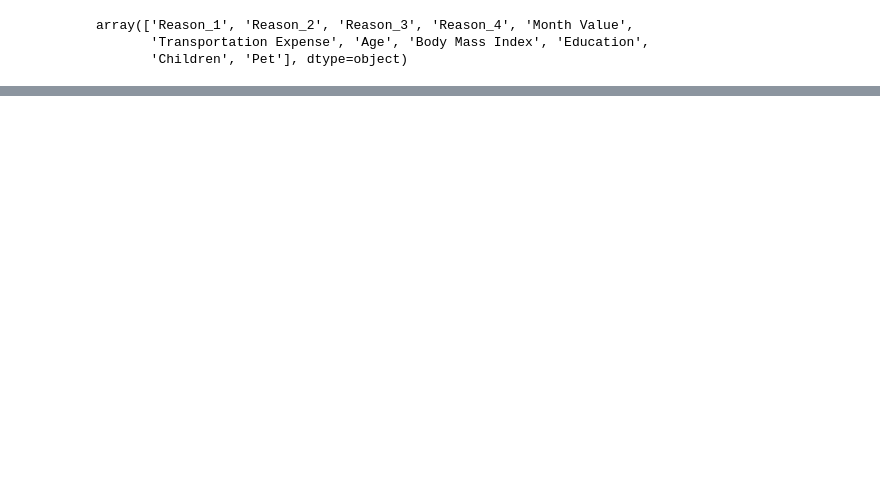
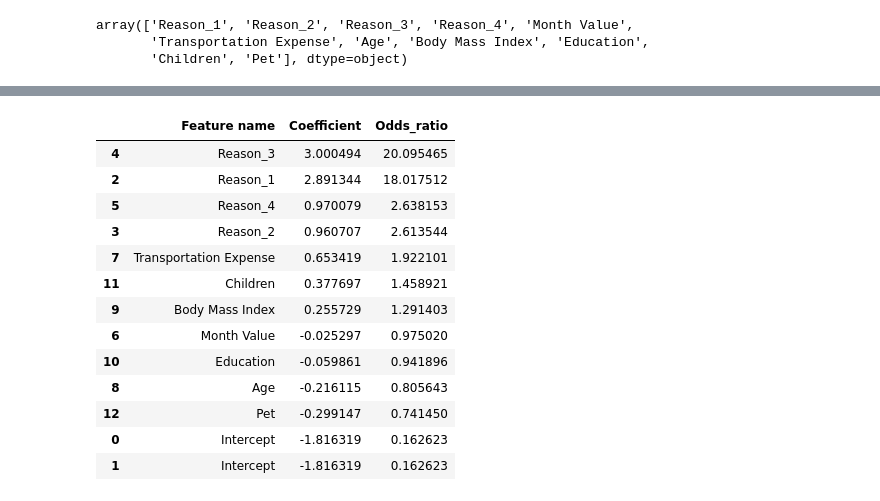
Before and after one commit to Dan-Boat/Data_science_projects, a Jupyter notebook: Absenteesim_data_analysis/model.ipynb, the cells around one changed output, grey strips where cells are left out. Saved outputs shown, nothing was run; the diff lists cells and outputs as text; code cells hidden in the pictures; blank space fills up the shorter version.

```diff
--- a/Absenteesim_data_analysis/model.ipynb
+++ b/Absenteesim_data_analysis/model.ipynb
@@ -126,0 +200,7 @@ AttributeError: 'CustomScaler' object has no attribute 'copy'
+# %%
+feature_name = unscaled_inputs.columns.values
+# %%
+# organize optimized transfer function into a dataframe
+summary_table = pd.DataFrame(columns=["Feature name"], data=feature_name)
+summary_table["Coefficient"] = np.transpose(reg.coef_)
+summary_table
@@ -126,0 +220,5 @@ AttributeError: 'CustomScaler' object has no attribute 'copy'
+# %%
+# add one more row for model intercept
+summary_table.index = summary_table.index +1
+summary_table.loc[0] = ["Intercept", reg.intercept_[0]]
+summary_table
@@ -126,0 +240,4 @@ AttributeError: 'CustomScaler' object has no attribute 'copy'
+# %%
+# sort table to display 0 index at the top
+summary_table = summary_table.sort_index()
+summary_table
@@ -126,0 +259,19 @@ AttributeError: 'CustomScaler' object has no attribute 'copy'
+# %%
+# adding odds ratio to give more sense to the coefficients
+summary_table["Odds_ratio"] = np.exp(summary_table.Coefficient)
+summary_table.sort_values('Odds_ratio', ascending=False)
+# %% [output]
+|  | Feature name | Coefficient | Odds_ratio |
+| 4 | Reason_3 | 3.000494 | 20.095465 |
+| 2 | Reason_1 | 2.891344 | 18.017512 |
+| 5 | Reason_4 | 0.970079 | 2.638153 |
+| 3 | Reason_2 | 0.960707 | 2.613544 |
+| 7 | Transportation Expense | 0.653419 | 1.922101 |
+| 11 | Children | 0.377697 | 1.458921 |
+| 9 | Body Mass Index | 0.255729 | 1.291403 |
+| 6 | Month Value | -0.025297 | 0.975020 |
+| 10 | Education | -0.059861 | 0.941896 |
+| 8 | Age | -0.216115 | 0.805643 |
+| 12 | Pet | -0.299147 | 0.741450 |
+| 0 | Intercept | -1.816319 | 0.162623 |
+| 1 | Intercept | -1.816319 | 0.162623 |
```
Also changed, not shown: parts of 25 cells of this notebook, 5 other files.
